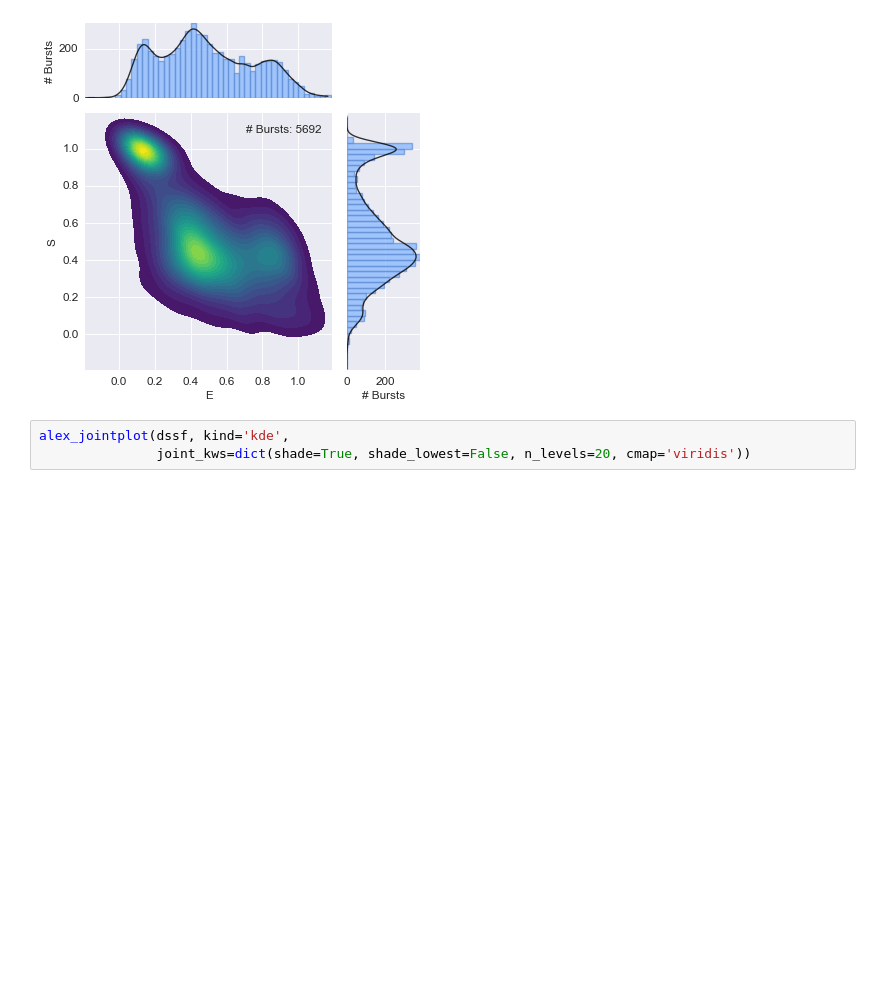
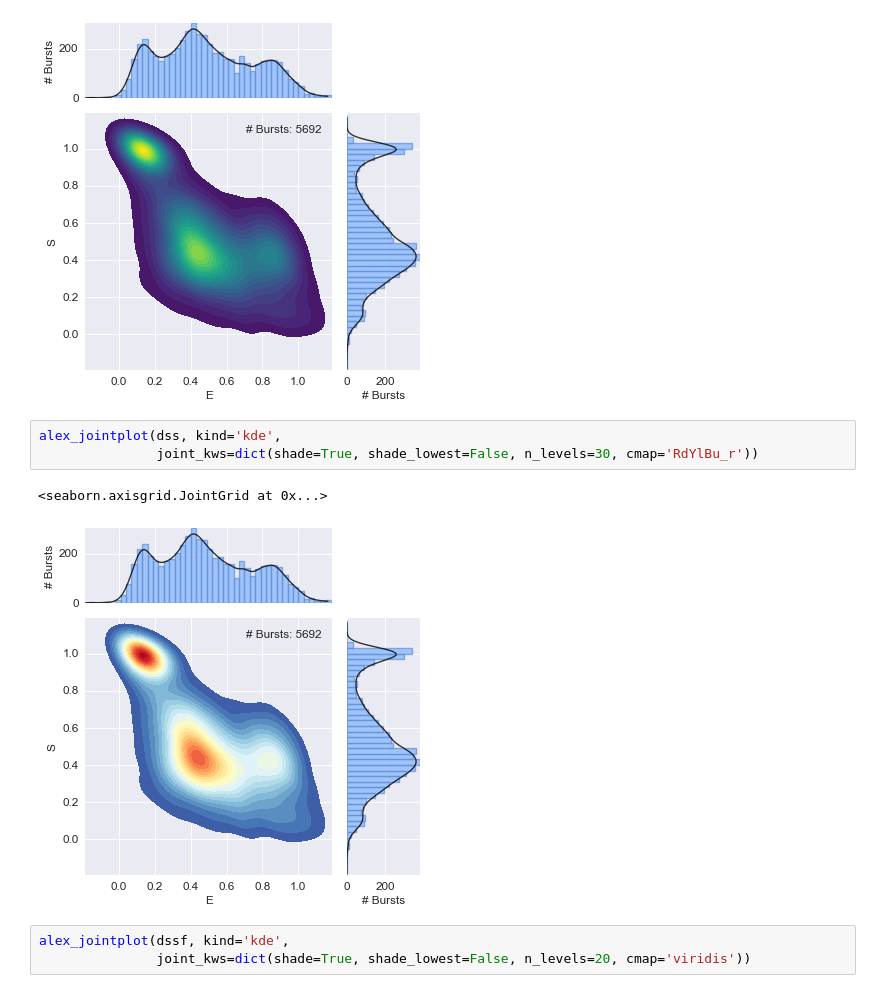
Before and after one commit to tritemio/FRETBursts_notebooks, a Jupyter notebook: notebooks/Example - usALEX histogram.ipynb, the cells around one changed output. Cells and saved outputs as stored; diff of their text form; blank space fills up the shorter version.

```diff
--- a/notebooks/Example - usALEX histogram.ipynb
+++ b/notebooks/Example - usALEX histogram.ipynb
@@ -174,6 +174,12 @@ alex_jointplot(dss, kind='kde',
 # %% [output]
 <seaborn.axisgrid.JointGrid at 0x...>
 [figure]
+# %%
+alex_jointplot(dss, kind='kde',
+               joint_kws=dict(shade=True, shade_lowest=False, n_levels=30, cmap='RdYlBu_r'))
+# %% [output]
+<seaborn.axisgrid.JointGrid at 0x...>
+[figure, added]
 # %%
 alex_jointplot(dssf, kind='kde',
                joint_kws=dict(shade=True, shade_lowest=False, n_levels=20, cmap='viridis'))
```
Also changed, not shown: parts of 3 cells of this notebook, 5 other files.
